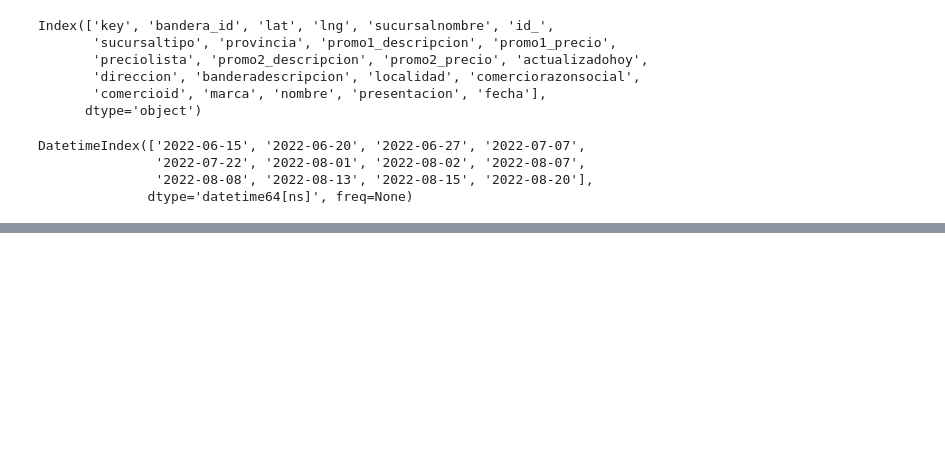
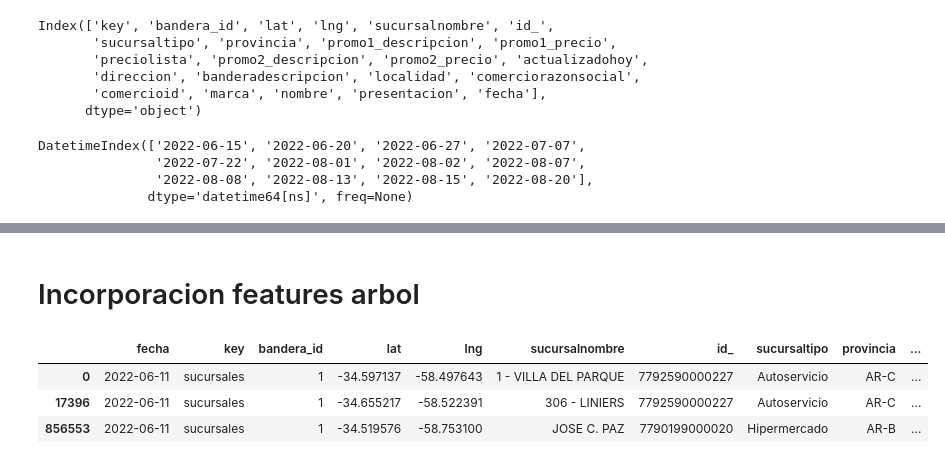
Before and after one commit to maurolaciar/Tesis_ITBA, a Jupyter notebook: TFI - Arbol aumentos.ipynb, the cells around one changed output, grey strips where cells are left out. Cells and saved outputs as stored; diff of their text form; code cells hidden in the pictures; blank space fills up the shorter version.

Commit message:
Arbol ok

```diff
--- a/TFI - Arbol aumentos.ipynb
+++ b/TFI - Arbol aumentos.ipynb
@@ -614,3 +473,13 @@ df3
+# %% [markdown]
+# Incorporacion features arbol
+# %%
+df3['var_precio_lista'] = (df3['preciolista'].shift()!=df3['preciolista'])
+df3.head(3)
+# %% [output]
+|  | fecha | key | bandera_id | lat | lng | sucursalnombre | id_ | sucursaltipo | provincia | ... |
+| 0 | 2022-06-11 | sucursales | 1 | -34.597137 | -58.497643 | 1 - VILLA DEL PARQUE | 7792590000227 | Autoservicio | AR-C | ... |
+| 17396 | 2022-06-11 | sucursales | 1 | -34.655217 | -58.522391 | 306 - LINIERS | 7792590000227 | Autoservicio | AR-C | ... |
+| 856553 | 2022-06-11 | sucursales | 1 | -34.519576 | -58.753100 | JOSE C. PAZ | 7790199000020 | Hipermercado | AR-B | ... |
 # %%
 df3.var_precio_lista = df3.var_precio_lista.map({True:"Si",False:"No"})
 df3.head()
```
Also changed, not shown: parts of 61 cells of this notebook, 1 other file.
